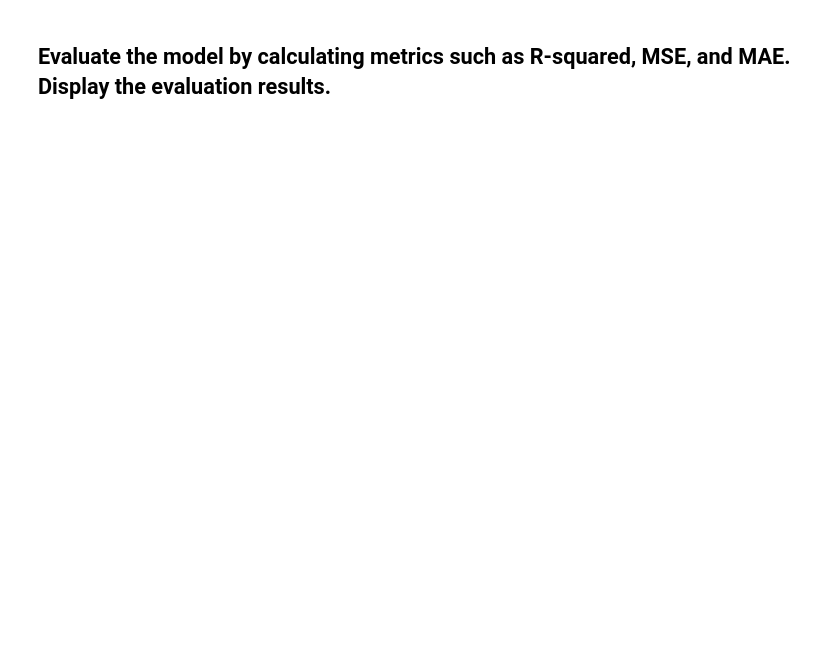
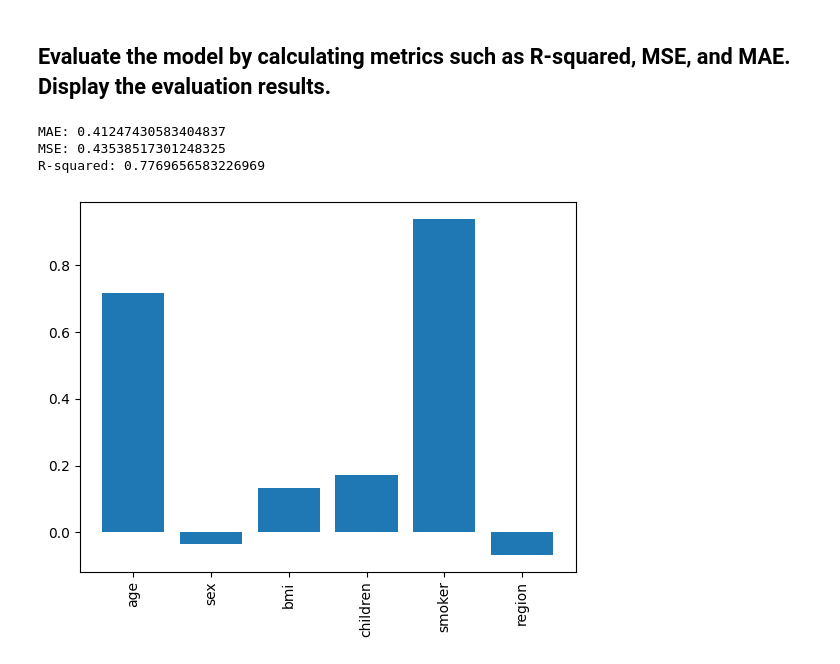
Before and after one commit to integer-class/machine-learning, a Jupyter notebook: Muhammad_Baihaqi_Aulia_Asyari/jobsheet_3.ipynb, the cells around one changed output. Drawn from its saved outputs; the diff is of its cells as text; code cells hidden in the pictures; blank space fills up the shorter version.

```diff
--- a/Muhammad_Baihaqi_Aulia_Asyari/jobsheet_3.ipynb
+++ b/Muhammad_Baihaqi_Aulia_Asyari/jobsheet_3.ipynb
@@ -249,2 +354,8 @@ R-squared: 0.7516001070620798
 # %% [markdown]
 ## Split the dataset into training (train) and testing (test) data with an appropriate proportion.
+# %%
+from sklearn.model_selection import train_test_split
+
+X_train, X_test, y_train, y_test = train_test_split(X, y, test_size=0.3, random_state=0)
+
+print(X_train.shape, y_train.shape, X_test.shape, y_test.shape)
@@ -251,6 +364,22 @@ R-squared: 0.7516001070620798
 # %% [markdown]
 ## Perform feature scaling if necessary.
+# %%
+from sklearn.preprocessing import StandardScaler
+
+sc = StandardScaler()
+X_train = sc.fit_transform(X_train)
+X_test = sc.transform(X_test) # transform only, not fit to prevent data leakage
 # %% [markdown]
 ## Create a multiple linear regression model using Scikit-Learn.
+# %%
+from sklearn.linear_model import LinearRegression
+regressor = LinearRegression()
 # %% [markdown]
 ## Train the model on the training data and make predictions on the testing data.
+# %%
+regressor.fit(X_train, y_train)
+
+y_pred = regressor.predict(X_test)
+
+df = pd.DataFrame({'Actual': y_test, 'Predicted': y_pred})
+df
@@ -257,2 +400,27 @@ R-squared: 0.7516001070620798
 # %% [markdown]
 ## Evaluate the model by calculating metrics such as R-squared, MSE, and MAE. Display the evaluation results.
+# %%
+from sklearn.metrics import mean_absolute_error, mean_squared_error, r2_score
+
+# MAE
+mae = mean_absolute_error(y_test, y_pred)
+# MSE
+mse = mean_squared_error(y_test, y_pred)
+# R-squared
+r2 = r2_score(y_test, y_pred)
+
+print("MAE:", mae)
+print("MSE:", mse)
+print("R-squared:", r2)
+# %% [output]
+MAE: 0.41247430583404837
+MSE: 0.43538517301248325
+R-squared: 0.7769656583226969
+# %%
+importance = regressor.coef_
+
+plt.bar([x for x in range(len(importance))], importance)
+plt.xticks(ticks=[x for x in range(len(importance))], labels=X.columns, rotation=90)
+plt.show()
+# %% [output]
+[figure, added]
```
Also changed, not shown: parts of 10 cells of this notebook.
